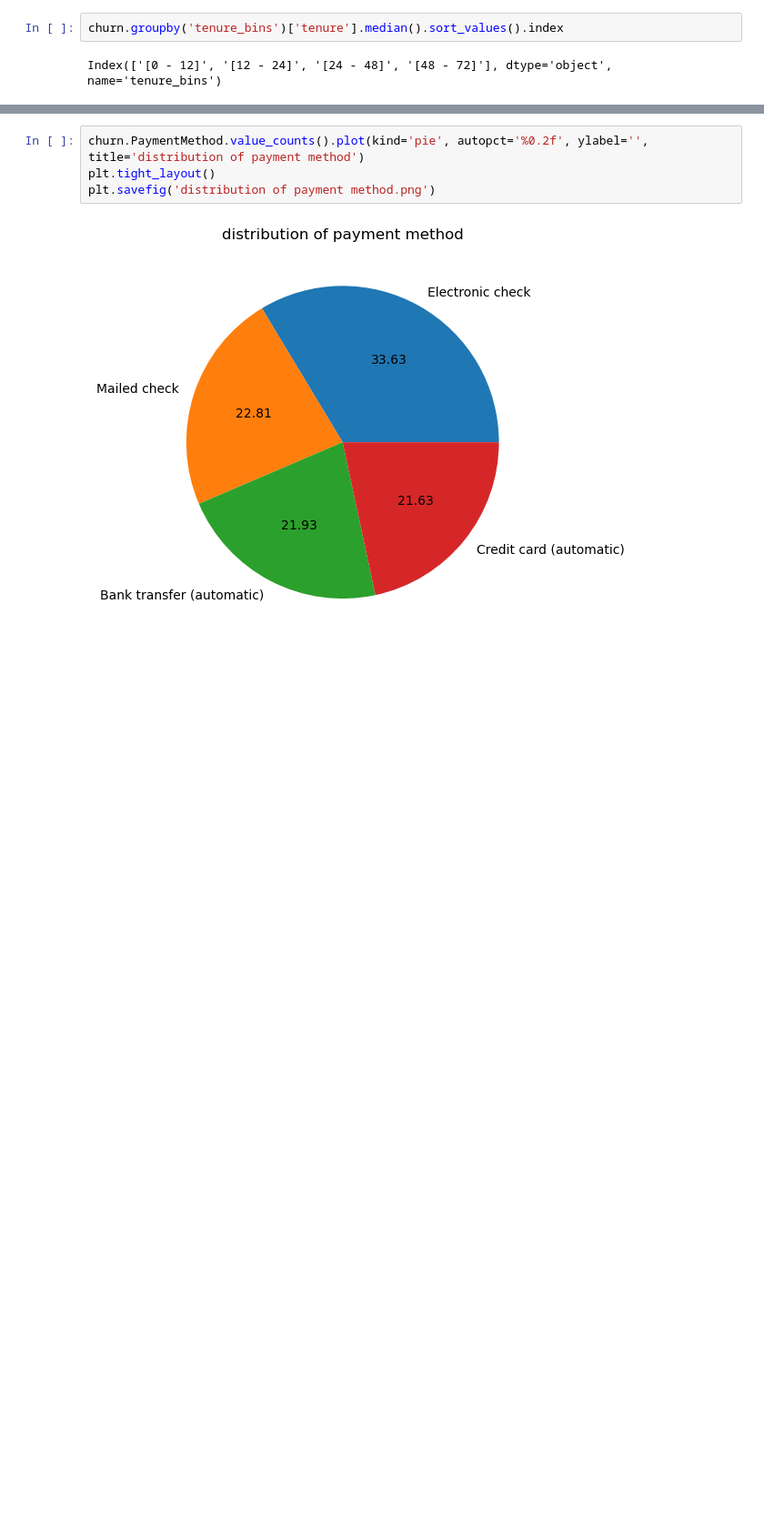
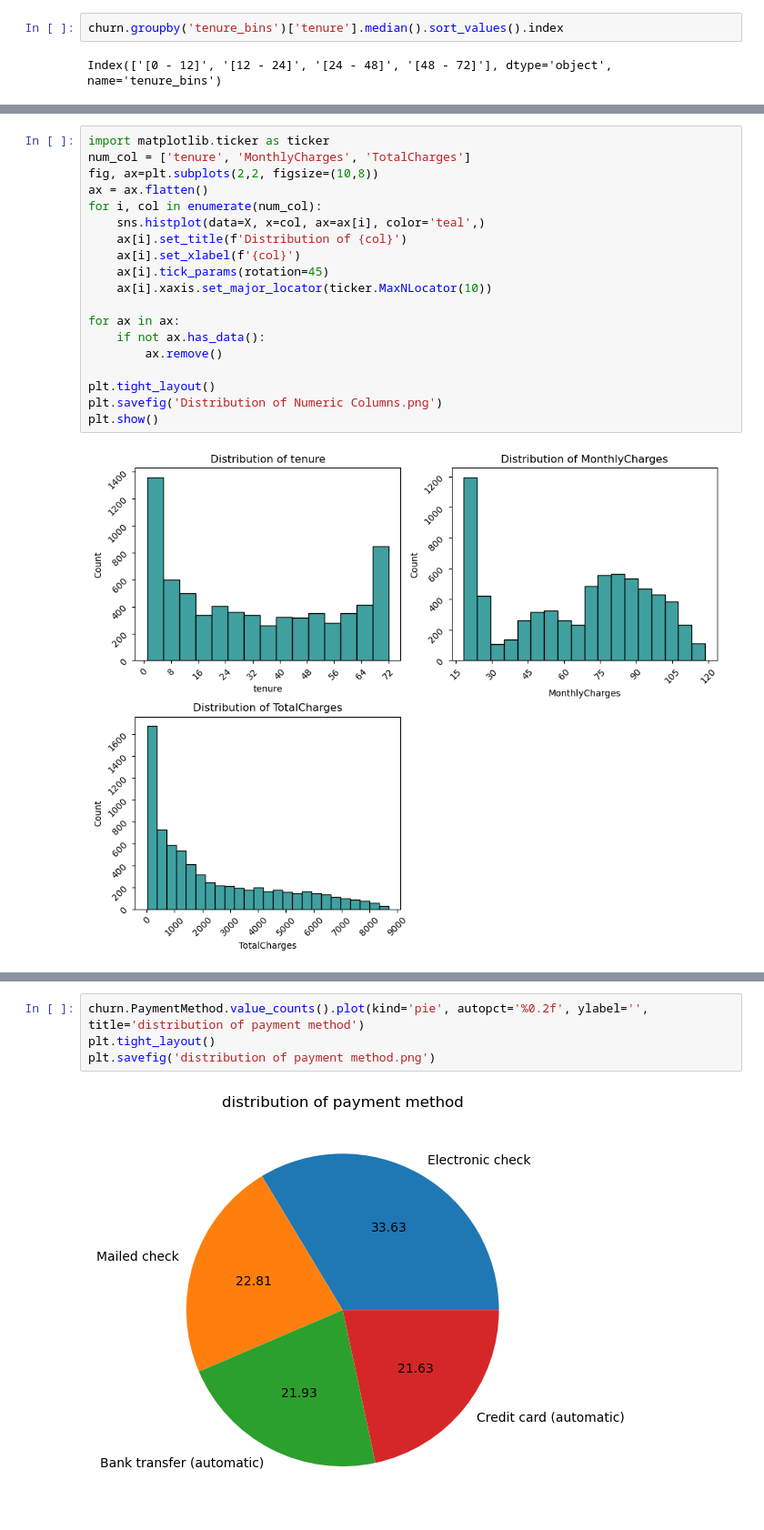
Before and after one commit to kevinyegon1/telco_churn_analysis, a Jupyter notebook: EDA/telco churn EDA.ipynb, the cells around one changed output, grey strips where cells are left out. Shown at 91% size. Drawn from its saved outputs; the diff is of its cells as text; blank space fills up the shorter version.

```diff
--- a/EDA/telco churn EDA.ipynb
+++ b/EDA/telco churn EDA.ipynb
@@ -91,0 +181,21 @@ Index(['[0 - 12]', '[12 - 24]', '[24 - 48]', '[48 - 72]'], dtype='object', name=
+# %%
+import matplotlib.ticker as ticker
+num_col = ['tenure', 'MonthlyCharges', 'TotalCharges']
+fig, ax=plt.subplots(2,2, figsize=(10,8))
+ax = ax.flatten()
+for i, col in enumerate(num_col):
+    sns.histplot(data=X, x=col, ax=ax[i], color='teal',)
+    ax[i].set_title(f'Distribution of {col}')
+    ax[i].set_xlabel(f'{col}')
+    ax[i].tick_params(rotation=45)
+    ax[i].xaxis.set_major_locator(ticker.MaxNLocator(10))
+
+for ax in ax:
+    if not ax.has_data():
+        ax.remove()
+
+plt.tight_layout()
+plt.savefig('Distribution of Numeric Columns.png')
+plt.show()
+# %% [output]
+[figure, added]
```
Also changed, not shown: parts of 19 cells of this notebook, 14 other files.
